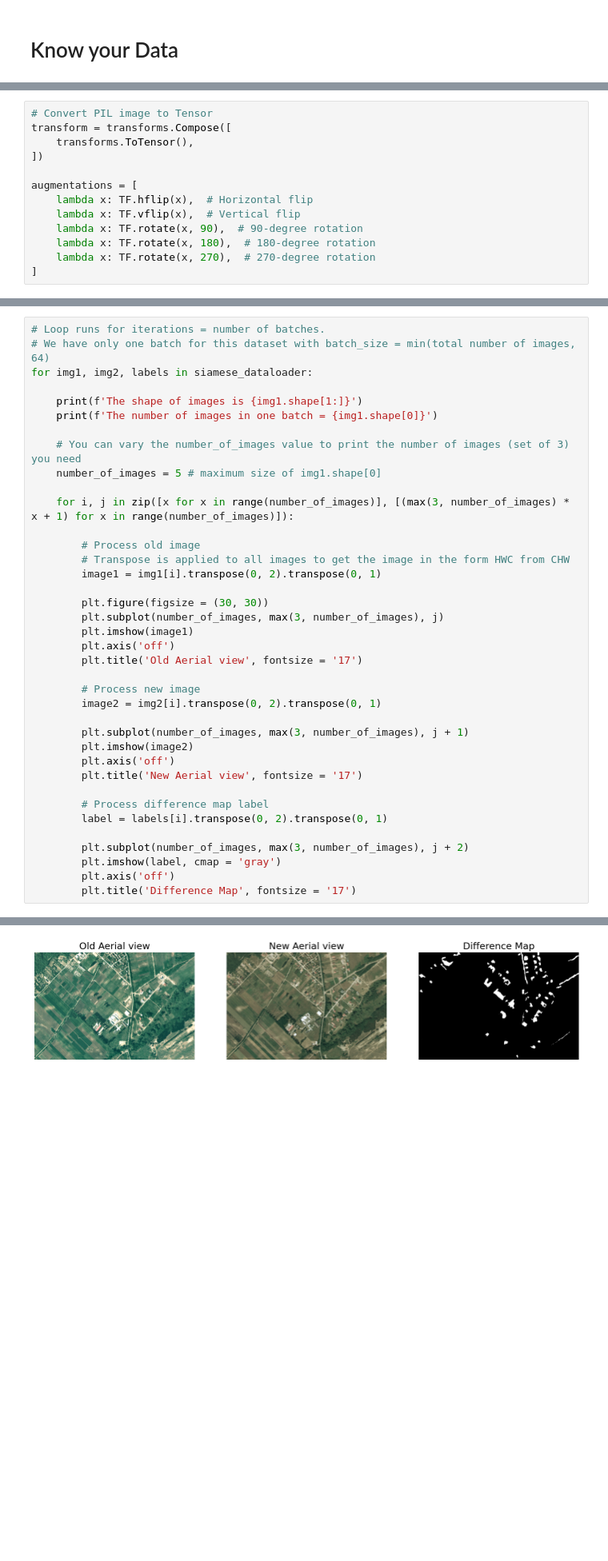
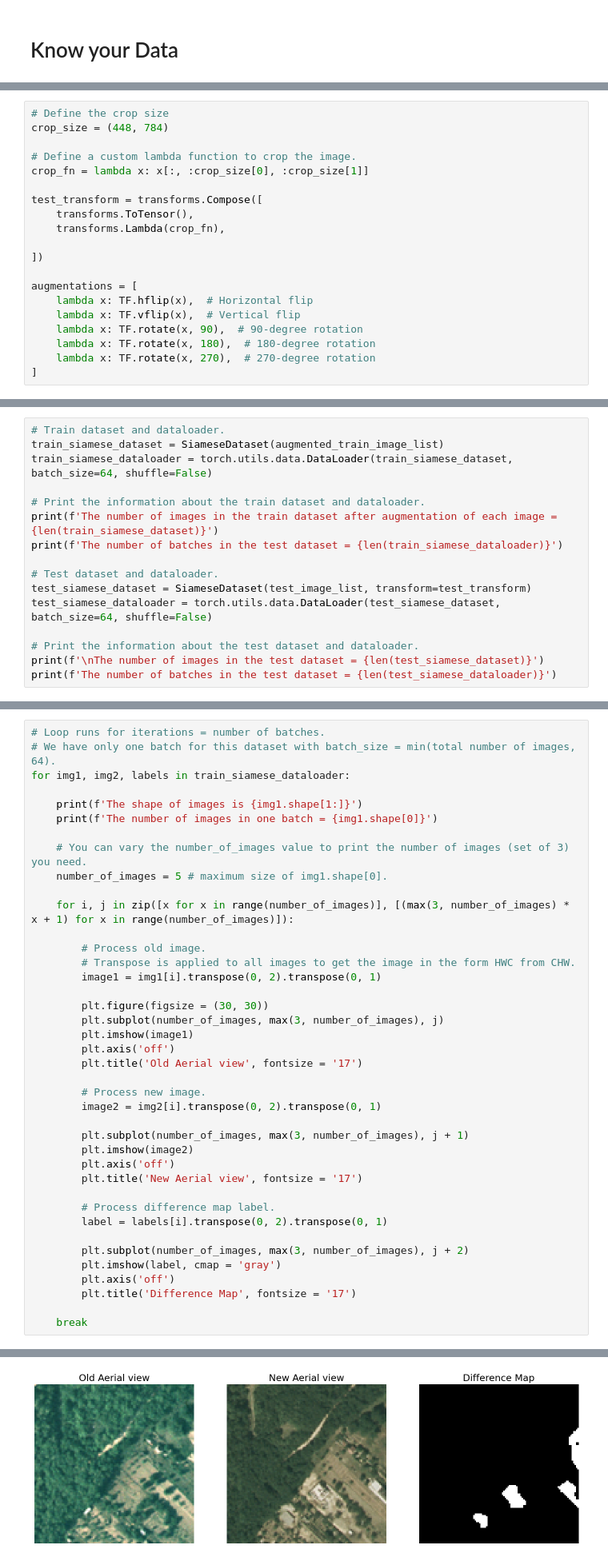
Before and after one commit to Rish-01/PyTorch-Siamese-CNN, a Jupyter notebook: Siamese-CNN.ipynb, the cells around one changed output, grey strips where cells are left out. Shown at 80% size. Saved outputs shown, nothing was run; the diff lists cells and outputs as text; blank space fills up the shorter version.

Commit message:
Add train-test split according to the method given in the paper

```diff
--- a/Siamese-CNN.ipynb
+++ b/Siamese-CNN.ipynb
@@ -44,9 +44,16 @@ Each image undergoes 5 types of <b>Data Augmentation</b>:
 
 <b>Transformations</b> include converting PIL image to a Tensor object
 # %%
-# Convert PIL image to Tensor
-transform = transforms.Compose([
+# Define the crop size
+crop_size = (448, 784)
+
+# Define a custom lambda function to crop the image.
+crop_fn = lambda x: x[:, :crop_size[0], :crop_size[1]]
+
+test_transform = transforms.Compose([
     transforms.ToTensor(),
+    transforms.Lambda(crop_fn),
+
 ])
 
 augmentations = [
@@ -86,0 +139,16 @@ The number of images in the dataset after augmentation of each image = 60
+# %%
+# Train dataset and dataloader.
+train_siamese_dataset = SiameseDataset(augmented_train_image_list)
+train_siamese_dataloader = torch.utils.data.DataLoader(train_siamese_dataset, batch_size=64, shuffle=False)
+
+# Print the information about the train dataset and dataloader.
+print(f'The number of images in the train dataset after augmentation of each image = {len(train_siamese_dataset)}')
+print(f'The number of batches in the test dataset = {len(train_siamese_dataloader)}')
+
+# Test dataset and dataloader.
+test_siamese_dataset = SiameseDataset(test_image_list, transform=test_transform)
+test_siamese_dataloader = torch.utils.data.DataLoader(test_siamese_dataset, batch_size=64, shuffle=False)
+
+# Print the information about the test dataset and dataloader.
+print(f'\nThe number of images in the test dataset = {len(test_siamese_dataset)}')
+print(f'The number of batches in the test dataset = {len(test_siamese_dataloader)}')
@@ -87,18 +161,18 @@ The number of images in the dataset after augmentation of each image = 60
 # %%
 # Loop runs for iterations = number of batches.
-# We have only one batch for this dataset with batch_size = min(total number of images, 64)
-for img1, img2, labels in siamese_dataloader:
+# We have only one batch for this dataset with batch_size = min(total number of images, 64).
+for img1, img2, labels in train_siamese_dataloader:
 
     print(f'The shape of images is {img1.shape[1:]}')
     print(f'The number of images in one batch = {img1.shape[0]}')
 
-    # You can vary the number_of_images value to print the number of images (set of 3) you need
-    number_of_images = 5 # maximum size of img1.shape[0]
+    # You can vary the number_of_images value to print the number of images (set of 3) you need.
+    number_of_images = 5 # maximum size of img1.shape[0].
 
     for i, j in zip([x for x in range(number_of_images)], [(max(3, number_of_images) * x + 1) for x in range(number_of_images)]):
 
-        # Process old image
-        # Transpose is applied to all images to get the image in the form HWC from CHW
+        # Process old image.
+        # Transpose is applied to all images to get the image in the form HWC from CHW.
         image1 = img1[i].transpose(0, 2).transpose(0, 1)
 
         plt.figure(figsize = (30, 30))
@@ -107,7 +181,7 @@ for img1, img2, labels in siamese_dataloader:
         plt.axis('off')
         plt.title('Old Aerial view', fontsize = '17')
 
-        # Process new image
+        # Process new image.
         image2 = img2[i].transpose(0, 2).transpose(0, 1)
 
         plt.subplot(number_of_images, max(3, number_of_images), j + 1)
@@ -115,11 +189,13 @@ for img1, img2, labels in siamese_dataloader:
         plt.axis('off')
         plt.title('New Aerial view', fontsize = '17')
 
-        # Process difference map label
+        # Process difference map label.
         label = labels[i].transpose(0, 2).transpose(0, 1)
 
         plt.subplot(number_of_images, max(3, number_of_images), j + 2)
         plt.imshow(label, cmap = 'gray')
         plt.axis('off')
         plt.title('Difference Map', fontsize = '17')
+
+    break
 # %% [output]
@@ -128 +204 @@ The number of images in one batch = 60
-[figure, old version]
+[figure, new version]
```
Also changed, not shown: parts of 4 cells of this notebook.
